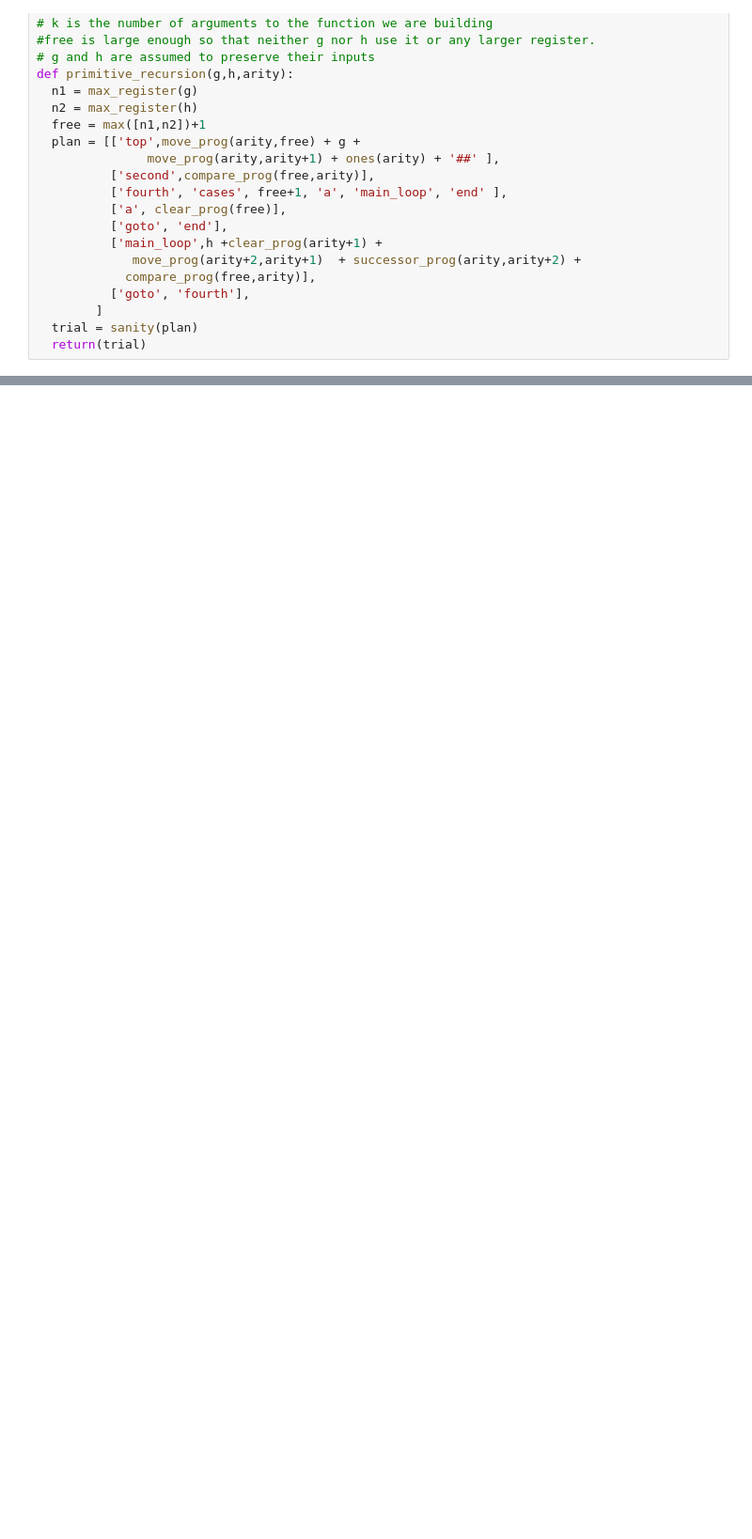
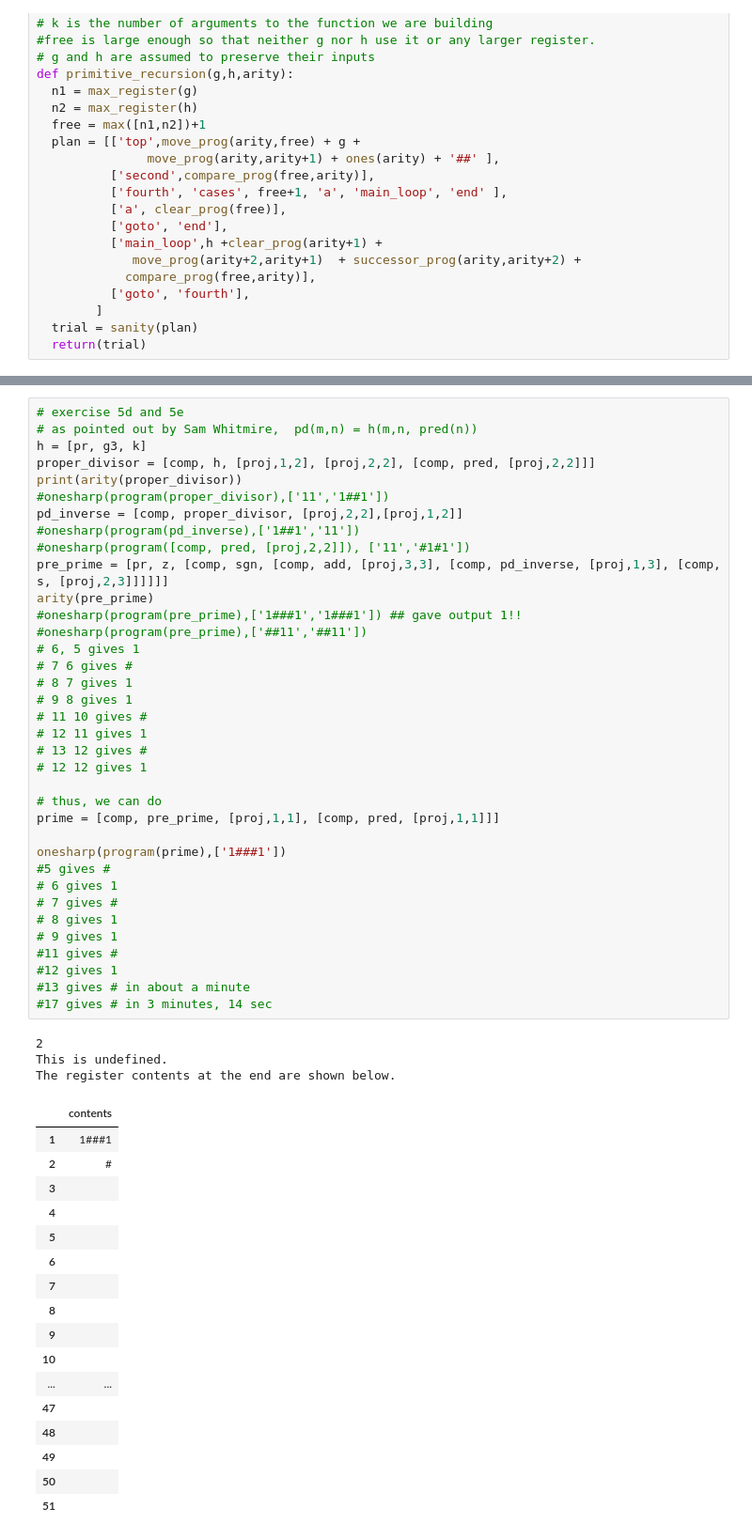
Before and after one commit to lmoss/onesharp, a Jupyter notebook: primitive_recursion.ipynb, the cells around one changed output, grey strips where cells are left out. Shown at 94% size. Saved outputs shown, nothing was run; the diff lists cells and outputs as text; blank space fills up the shorter version.

```diff
--- a/primitive_recursion.ipynb
+++ b/primitive_recursion.ipynb
@@ -958,0 +904,57 @@ multiply
+# %%
+# exercise 5d and 5e
+# as pointed out by Sam Whitmire,  pd(m,n) = h(m,n, pred(n))
+h = [pr, g3, k]
+proper_divisor = [comp, h, [proj,1,2], [proj,2,2], [comp, pred, [proj,2,2]]]
+print(arity(proper_divisor))
+#onesharp(program(proper_divisor),['11','1##1'])
+pd_inverse = [comp, proper_divisor, [proj,2,2],[proj,1,2]]
+#onesharp(program(pd_inverse),['1##1','11'])
+#onesharp(program([comp, pred, [proj,2,2]]), ['11','#1#1'])
+pre_prime = [pr, z, [comp, sgn, [comp, add, [proj,3,3], [comp, pd_inverse, [proj,1,3], [comp, s, [proj,2,3]]]]]]
+arity(pre_prime)
+#onesharp(program(pre_prime),['1###1','1###1']) ## gave output 1!!
+#onesharp(program(pre_prime),['##11','##11'])
+# 6, 5 gives 1
+# 7 6 gives #
+# 8 7 gives 1
+# 9 8 gives 1
+# 11 10 gives #
+# 12 11 gives 1
+# 13 12 gives #
+# 12 12 gives 1
+
+# thus, we can do
+prime = [comp, pre_prime, [proj,1,1], [comp, pred, [proj,1,1]]]
+
+onesharp(program(prime),['1###1'])
+#5 gives #
+# 6 gives 1
+# 7 gives #
+# 8 gives 1
+# 9 gives 1
+#11 gives #
+#12 gives 1
+#13 gives # in about a minute
+#17 gives # in 3 minutes, 14 sec
+# %% [output]
+2
+This is undefined.
+The register contents at the end are shown below.
+|  | contents |
+| 1 | 1###1 |
+| 2 | # |
+| 3 |  |
+| 4 |  |
+| 5 |  |
+| 6 |  |
+| 7 |  |
+| 8 |  |
+| 9 |  |
+| 10 |  |
+| ... | ... |
+| 47 |  |
+| 48 |  |
+| 49 |  |
+| 50 |  |
+| 51 |  |
```
Also changed, not shown: parts of 23 cells of this notebook.
